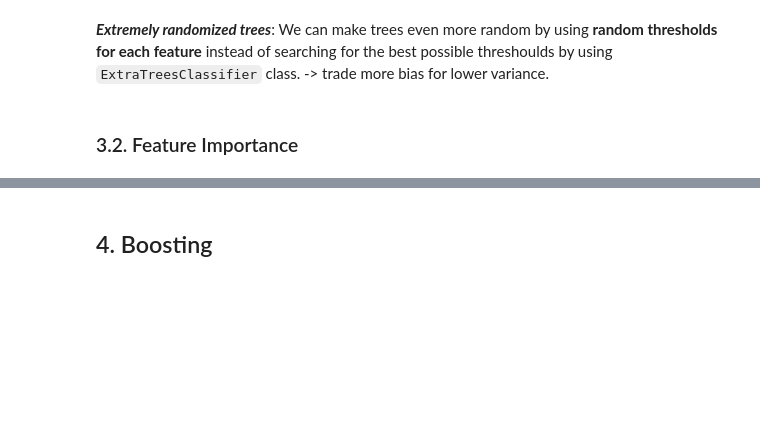
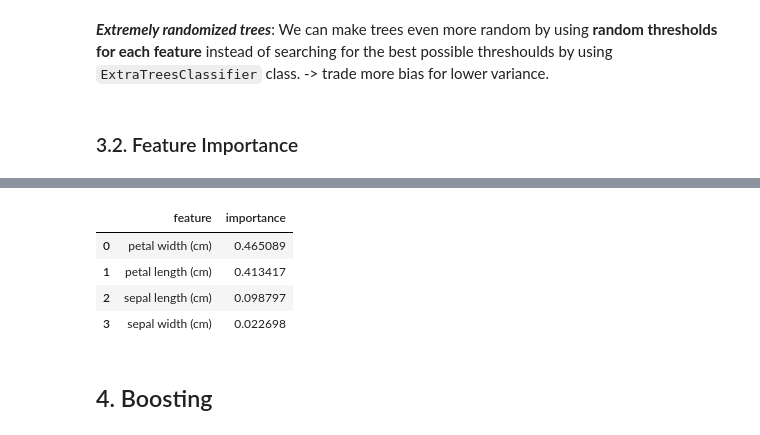
Before and after one commit to JinDai666/Hands-On-ML-Notes, a Jupyter notebook: ch06-ensemble-learning-and-rf/ch06-ensemble-learning-and-rf.ipynb, the cells around one changed output, grey strips where cells are left out. Saved outputs shown, nothing was run; the diff lists cells and outputs as text; code cells hidden in the pictures; blank space fills up the shorter version.

Commit message:
ch06: WIP - feature importance

```diff
--- a/ch06-ensemble-learning-and-rf/ch06-ensemble-learning-and-rf.ipynb
+++ b/ch06-ensemble-learning-and-rf/ch06-ensemble-learning-and-rf.ipynb
@@ -142,3 +147,19 @@ The `RandomForestClassifier` automatically introduces extra randomness through s
+# %%
+iris = load_iris(as_frame=True)
+rnd_clf = RandomForestClassifier(n_estimators=500, random_state=32)
+rnd_clf.fit(iris.data, iris.target)
+
+iris_feature_importance = pd.DataFrame({
+    'feature': iris.data.columns,
+    'importance': rnd_clf.feature_importances_
+}).sort_values(by='importance', ascending=False).reset_index(drop=True)
+iris_feature_importance
+# %% [output]
+|  | feature | importance |
+| 0 | petal width (cm) | 0.465089 |
+| 1 | petal length (cm) | 0.413417 |
+| 2 | sepal length (cm) | 0.098797 |
+| 3 | sepal width (cm) | 0.022698 |
 # %% [markdown]
 ## 4. Boosting
 # %% [markdown]
```
Also changed, not shown: parts of 2 cells of this notebook.
